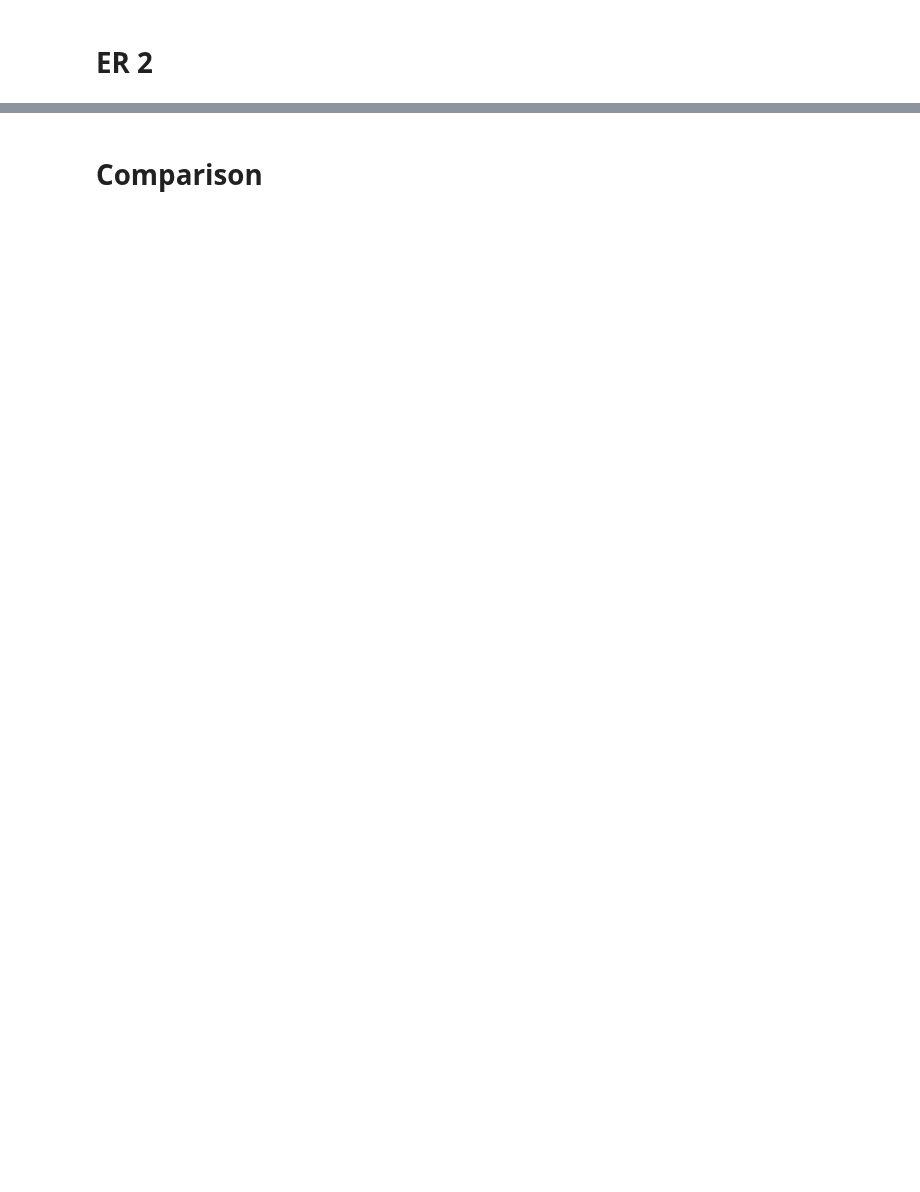
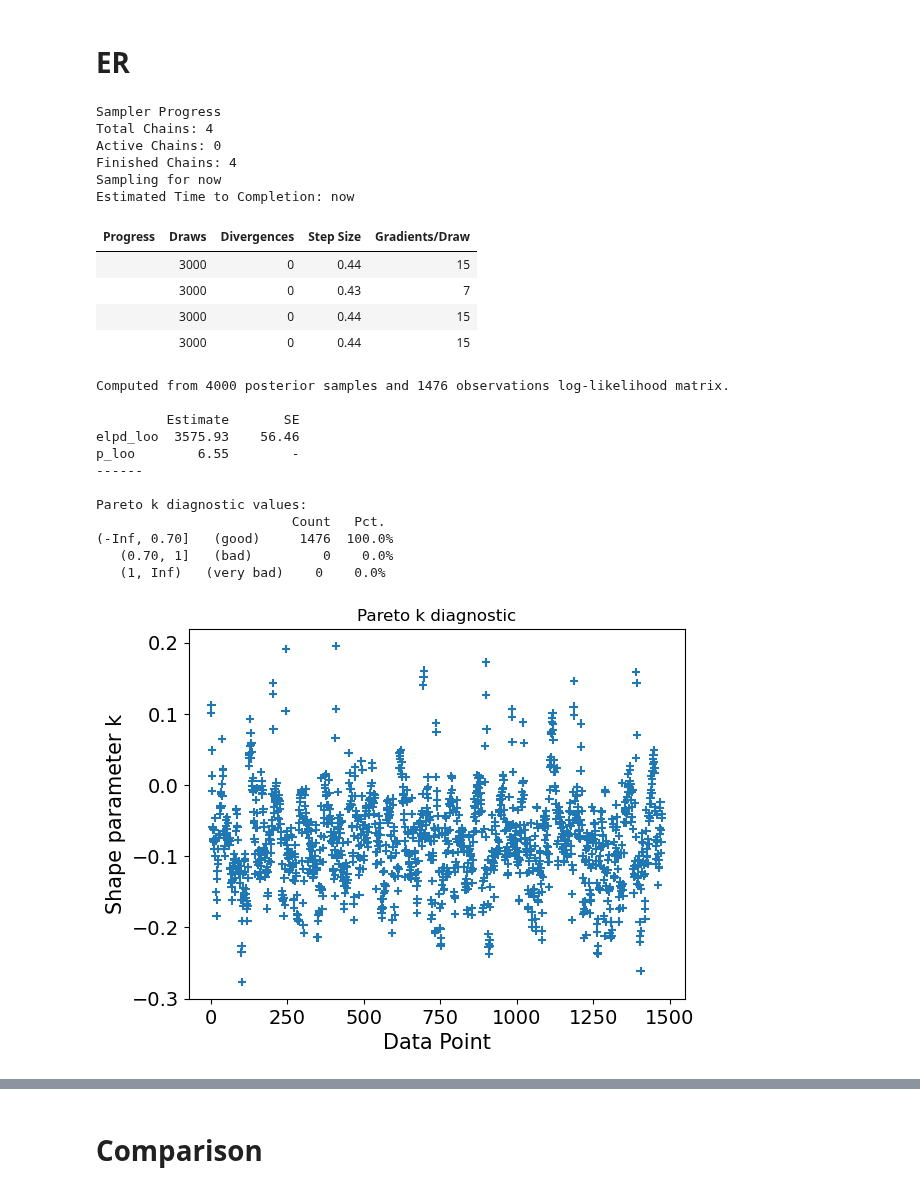
Before and after one commit to awasthivarun/MKM, a Jupyter notebook: AgPd_COOx/Pd100/Pd100_base.ipynb, the cells around one changed output, grey strips where cells are left out. Cells and saved outputs as stored; diff of their text form; code cells hidden in the pictures; blank space fills up the shorter version.

```diff
--- a/AgPd_COOx/Pd100/Pd100_base.ipynb
+++ b/AgPd_COOx/Pd100/Pd100_base.ipynb
@@ -102,41 +119,66 @@ plot_drc(LH_2, trace_LH_2, perturb_vars=['Gact2_0'], perturb_labels=['LH'])
 # %% [markdown]
-# ER 2
+# ER
 # %%
-with pm.Model() as ER_2:
+with pm.Model() as ER:
     '''
     1. CO + * <-> CO* (QEA)
     2. CO* + OH- -> COOH* + (e-) (RDS)
     3. COOH* + OH- -> CO2 + H2O + * + (e-) (Fast)
     4. OH- + * <-> OH* + (e-) (QEA)
     '''
     # Priors
     deltaG1_0 = pm.Normal('deltaG1_0', mu=-0.4, sigma=0.2)
     deltaG4_0 = pm.Normal('deltaG4_0', mu=0.0, sigma=0.2) # at 0V_SHE
     beta_2 = pm.Beta('beta_2', alpha=5, beta=5)
     Gact2_0 = pm.Normal('Gact2_0', mu=0.7, sigma=0.2) # at 0V_SHE
 
     # Thermodynamics
     deltaG1 = deltaG1_0
     deltaG4 = deltaG4_0 - E_in
     Gact2 = Gact2_0 - beta_2*E_in
     log_K1 = -deltaG1/(kb_eV*T)
     log_K4 = -deltaG4/(kb_eV*T)
     log_k2 = np.log(kb_J*T/h) - Gact2/(kb_eV*T)
 
     term_CO = log_K1 + np.log(P_CO_in)
-    term_OH = log_K4 + np.log(C_KOH_in)
+    term_OH_Pd = log_K4 + np.log(C_KOH_in)
     zeros = pt.zeros_like(term_CO)
-    log_theta = - pt.logsumexp(pt.stack([zeros, term_CO, term_OH]), axis=0)
-    log_theta_CO = term_CO + log_theta
-    log_theta_OH = term_OH + log_theta
+    log_theta_Pd = - pt.logsumexp(pt.stack([zeros, term_CO, term_OH_Pd]), axis=0)
+    log_theta_CO = term_CO + log_theta_Pd
+    log_theta_OH_Pd = term_OH_Pd + log_theta_Pd
 
     theta_CO = pm.Deterministic('theta_CO', pt.exp(log_theta_CO))
-    theta_OH = pm.Deterministic('theta_OH', pt.exp(log_theta_OH))
-    theta_empty = pm.Deterministic('theta_empty', pt.exp(log_theta))
+    theta_OH_star = pm.Deterministic('theta_OH_star', pt.exp(log_theta_OH_Pd))
+    theta_empty_Pd = pm.Deterministic('theta_empty_Pd', pt.exp(log_theta_Pd))
 
     # Rate expression
     log_rate = log_k2 + log_theta_CO + np.log(C_KOH_in)
     rate = observables(log_rate)
 
-trace_ER_2, loo_ER_2 = fit_and_evaluate(ER_2)
+trace_ER, loo_ER = fit_and_evaluate(ER)
+# %% [output]
+Sampler Progress
+Total Chains: 4
+Active Chains: 0
+Finished Chains: 4
+Sampling for now
+Estimated Time to Completion: now
+| Progress | Draws | Divergences | Step Size | Gradients/Draw |
+|  | 3000 | 0 | 0.44 | 15 |
+|  | 3000 | 0 | 0.43 | 7 |
+|  | 3000 | 0 | 0.44 | 15 |
+|  | 3000 | 0 | 0.44 | 15 |
+Computed from 4000 posterior samples and 1476 observations log-likelihood matrix.
+
+         Estimate       SE
+elpd_loo  3575.93    56.46
+p_loo        6.55        -
+------
+
+Pareto k diagnostic values:
+                         Count   Pct.
+(-Inf, 0.70]   (good)     1476  100.0%
+   (0.70, 1]   (bad)         0    0.0%
+   (1, Inf)   (very bad)    0    0.0%
+[figure, added]
 # %%
```
Also changed, not shown: parts of 14 cells of this notebook, 6 other files.
